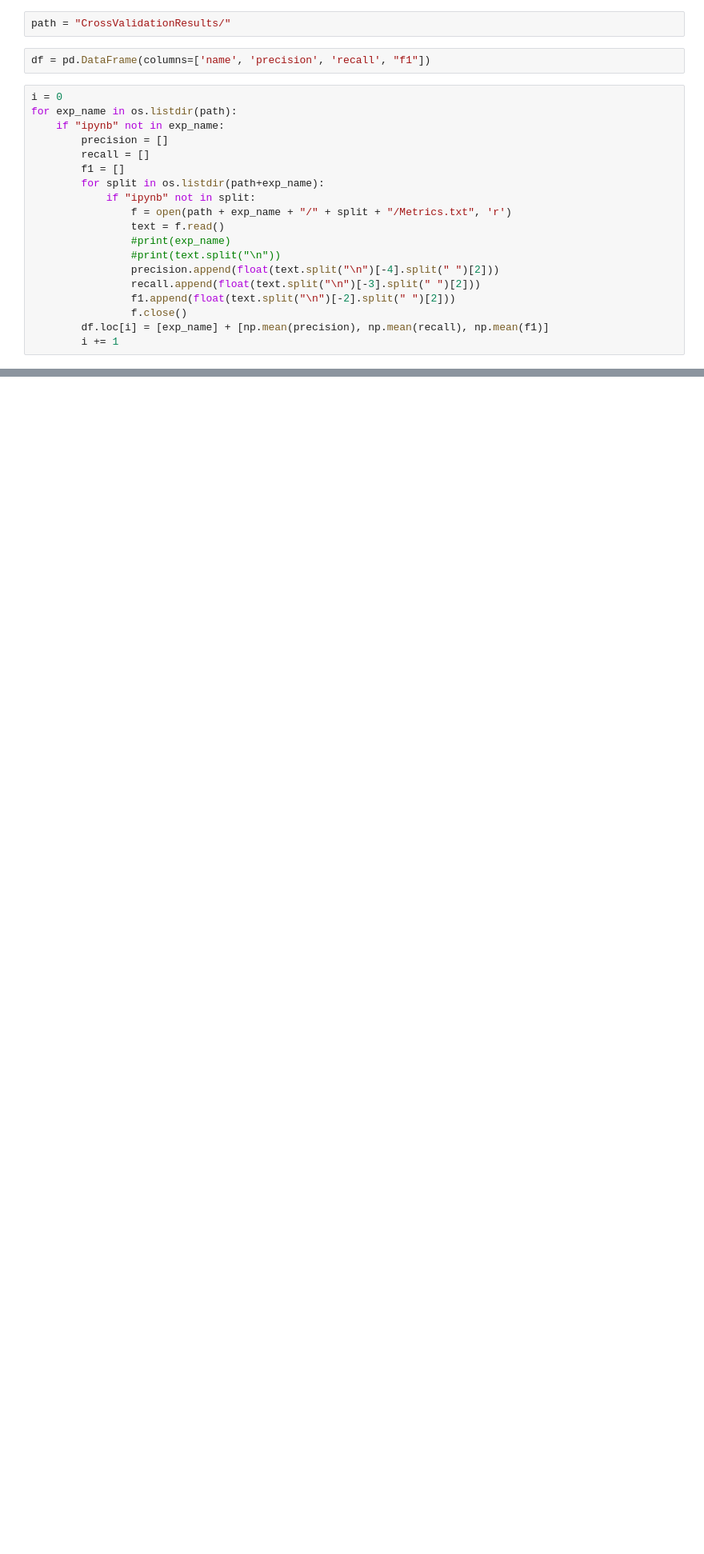
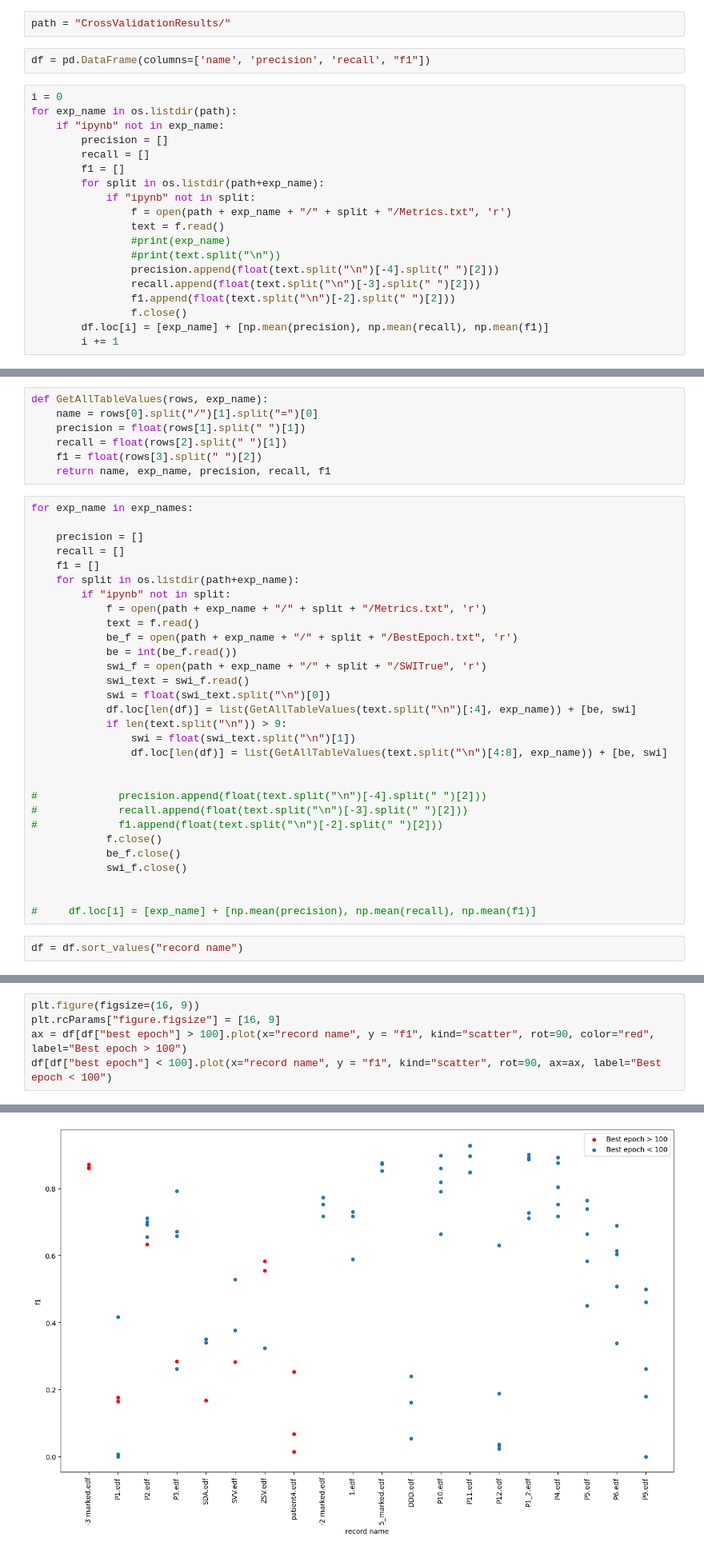
Before and after one commit to NikolayGromov/extreme-events, a Jupyter notebook: EEG seizure/EpiActivity/Таблица результатов по кроссвалидации.ipynb, the cells around one changed output, grey strips where cells are left out. Shown: that part at 80% size. Saved outputs shown, nothing was run; the diff lists cells and outputs as text; blank space fills up the shorter version.

```diff
--- a/EEG seizure/EpiActivity/Таблица результатов по кроссвалидации.ipynb
+++ b/EEG seizure/EpiActivity/Таблица результатов по кроссвалидации.ipynb
@@ -61,0 +55,39 @@ df.sort_values("f1")
+# %%
+def GetAllTableValues(rows, exp_name):
+    name = rows[0].split("/")[1].split("=")[0]
+    precision = float(rows[1].split(" ")[1])
+    recall = float(rows[2].split(" ")[1])
+    f1 = float(rows[3].split(" ")[2])
+    return name, exp_name, precision, recall, f1
+# %%
+for exp_name in exp_names:
+
+    precision = []
+    recall = []
+    f1 = []
+    for split in os.listdir(path+exp_name):
+        if "ipynb" not in split:
+            f = open(path + exp_name + "/" + split + "/Metrics.txt", 'r')
+            text = f.read()
+            be_f = open(path + exp_name + "/" + split + "/BestEpoch.txt", 'r')
+            be = int(be_f.read())
+            swi_f = open(path + exp_name + "/" + split + "/SWITrue", 'r')
+            swi_text = swi_f.read()
+            swi = float(swi_text.split("\n")[0])
+            df.loc[len(df)] = list(GetAllTableValues(text.split("\n")[:4], exp_name)) + [be, swi]
+            if len(text.split("\n")) > 9:
+                swi = float(swi_text.split("\n")[1])
+                df.loc[len(df)] = list(GetAllTableValues(text.split("\n")[4:8], exp_name)) + [be, swi]
+
+
+#             precision.append(float(text.split("\n")[-4].split(" ")[2]))
+#             recall.append(float(text.split("\n")[-3].split(" ")[2]))
+#             f1.append(float(text.split("\n")[-2].split(" ")[2]))
+            f.close()
+            be_f.close()
+            swi_f.close()
+
+
+#     df.loc[i] = [exp_name] + [np.mean(precision), np.mean(recall), np.mean(f1)]
+# %%
+df = df.sort_values("record name")
@@ -61,0 +108,6 @@ df.sort_values("f1")
+# %%
+plt.figure(figsize=(16, 9))
+plt.rcParams["figure.figsize"] = [16, 9]
+ax = df[df["best epoch"] > 100].plot(x="record name", y = "f1", kind="scatter", rot=90, color="red", label="Best epoch > 100")
+df[df["best epoch"] < 100].plot(x="record name", y = "f1", kind="scatter", rot=90, ax=ax, label="Best epoch < 100")
+# %% [output]
@@ -61,0 +116 @@ df.sort_values("f1")
+[figure, added]
```
Also changed, not shown: parts of 18 cells of this notebook, 1 other file.
